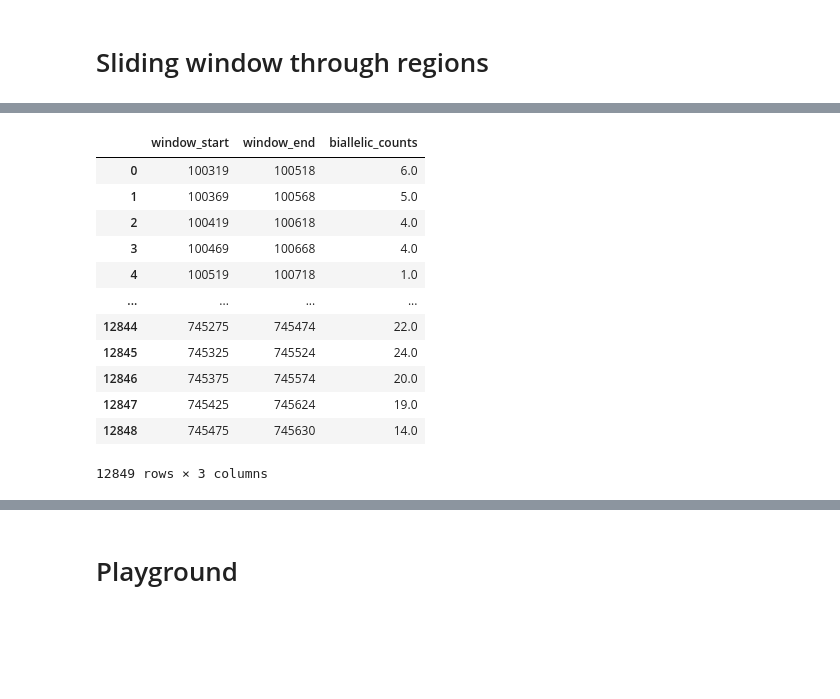
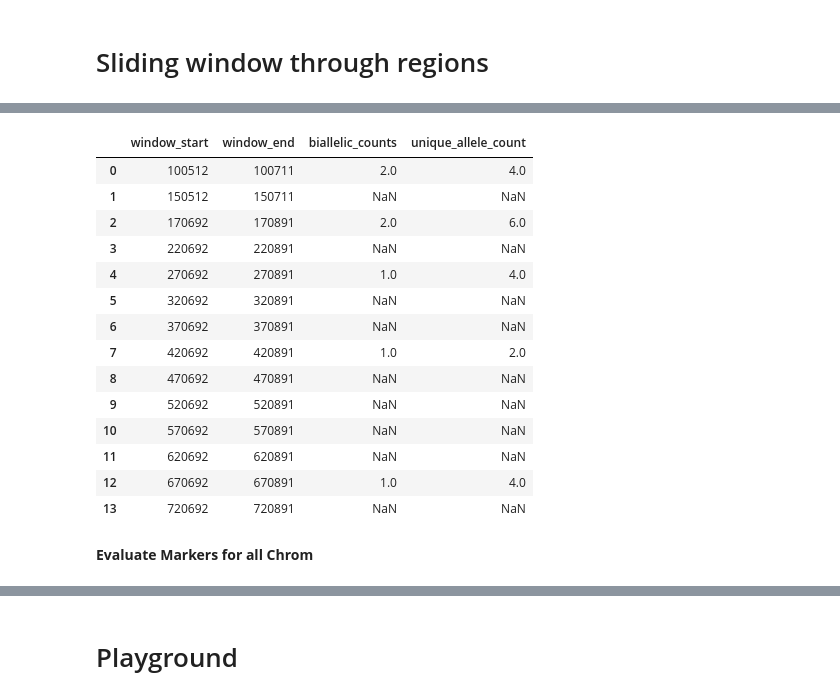
Before and after one commit to malariagen/pv-muhap, a Jupyter notebook: notebooks/marker_optimisation.ipynb, the cells around one changed output, grey strips where cells are left out. Drawn from its saved outputs; the diff is of its cells as text; code cells hidden in the pictures; blank space fills up the shorter version.

Commit message:
Improve filters

```diff
--- a/notebooks/marker_optimisation.ipynb
+++ b/notebooks/marker_optimisation.ipynb
@@ -102,0 +165,4 @@ Sasha does some filtering of samples to only include 615 high quality monoclonal
+# %%
+pop_freq_filter = (ac_pop_freq[:,0] > 0.1) & (ac_pop_freq[:,1] > 0.1) #& (freq_missing < 0.1)
+variant_dataset_filtered = variant_dataset_filtered.isel(variants=pop_freq_filter)
+variant_dataset_filtered
@@ -131,18 +215,3 @@ pv4_regions.loc[pv4_regions.name=='Core']
 | 74 | PvP01_14_v1 | 2145269 | 3019711 | Core |
 # %% [markdown]
 # Sliding window through regions
-# %%
-def filter_variants(variant_dataset, field, value):
-    filter_values = (variant_dataset[field]==value).data
-    variant_dataset_filtered = variant_dataset.isel(variants=filter_values)
-    return variant_dataset_filtered
-
-def count_windowed_biallelic_alleles(variant_dataset, window_length, step):
-    pos = variant_dataset["variants"].data
-    values = (variant_dataset['variant_numalt']==1).data.compute()
-    # USE THIS TO START FROM BOUNDARY EDGE
-#     pos = np.insert(pos,0, row.chromStart)
-#     values = np.insert(values,0, 0)
-    biallelic, windows, counts = allel.windowed_statistic(pos, values, statistic=np.count_nonzero,
-                                                              size=window_length, step=step)
-    return biallelic, windows, counts
@@ -149,5 +284,5 @@ def count_windowed_biallelic_alleles(variant_dataset, window_length, step):
 # %%
-def sliding_window_stats(variant_dataset, chrom, region_df, window_length=200, step=50):
+def evaluate_marker_options(variant_dataset, chrom, region_df, window_length=200, step=50000):
 
     # Filter variants to chromosome and set index
     variant_dataset = filter_variants(variant_dataset, 'variant_chrom', chrom)
@@ -157,20 +292,24 @@ def sliding_window_stats(variant_dataset, chrom, region_df, window_length=200, s
     core_region_df = region_df.loc[(region_df.chrom == chrom) & (region_df.name == 'Core')]
 
     biallelic_counts = []
+    unique_allele_count = []
     window_start = []
     window_end = []
 
     # For each region
     for index, row in core_region_df.iterrows():
         print(f'starting sliding window for region: {row.chromStart}-{row.chromEnd}')
+
         # Restrict variants to region
         variant_dataset_region = variant_dataset.sel(variants=slice(row.chromStart, row.chromEnd))
 
         # STATS
-        # Count biallelic snps
-        biallelic, windows, counts = count_windowed_biallelic_alleles(variant_dataset_region, window_length, step)
+        biallelic, n_alleles, windows = calculate_stats(variant_dataset_region, window_length, step)
+
+        # Concatenate results
         biallelic_counts = biallelic_counts + list(biallelic) #Is there a better way to do this?
         window_start = window_start + list(windows[:,0])
         window_end = window_end + list(windows[:,1])
+        unique_allele_count = unique_allele_count + list(n_alleles)
 
-    return biallelic_counts, window_start, window_end
+    return biallelic_counts, unique_allele_count, window_start, window_end
@@ -177,7 +318,7 @@ def sliding_window_stats(variant_dataset, chrom, region_df, window_length=200, s
 # %%
 %%time
-biallelic_counts, window_start, window_end = sliding_window_stats(variant_dataset_filtered, 'PvP01_02_v1',
-                                                           pv4_regions)
+biallelic_counts, unique_allele_count, window_start, window_end = evaluate_marker_options(variant_dataset_filtered,
+                                                                                       'PvP01_02_v1', pv4_regions)
 # %% [output]
 starting sliding window for region: 100155-162348
 starting sliding window for region: 164087-745643
@@ -186,18 +327,23 @@ Wall time: 1.3 s
 # %%
-df = pd.DataFrame(data={'window_start':window_start,'window_end':window_end,'biallelic_counts':biallelic_counts})
+df = pd.DataFrame(data={'window_start':window_start,'window_end':window_end,
+                        'biallelic_counts':biallelic_counts, 'unique_allele_count':unique_allele_count})
 df
 # %% [output]
-|  | window_start | window_end | biallelic_counts |
-| 0 | 100319 | 100518 | 6.0 |
-| 1 | 100369 | 100568 | 5.0 |
-| 2 | 100419 | 100618 | 4.0 |
-| 3 | 100469 | 100668 | 4.0 |
-| 4 | 100519 | 100718 | 1.0 |
-| ... | ... | ... | ... |
-| 12844 | 745275 | 745474 | 22.0 |
-| 12845 | 745325 | 745524 | 24.0 |
-| 12846 | 745375 | 745574 | 20.0 |
-| 12847 | 745425 | 745624 | 19.0 |
-| 12848 | 745475 | 745630 | 14.0 |
+|  | window_start | window_end | biallelic_counts | unique_allele_count |
+| 0 | 100512 | 100711 | 2.0 | 4.0 |
+| 1 | 150512 | 150711 | NaN | NaN |
+| 2 | 170692 | 170891 | 2.0 | 6.0 |
+| 3 | 220692 | 220891 | NaN | NaN |
+| 4 | 270692 | 270891 | 1.0 | 4.0 |
+| 5 | 320692 | 320891 | NaN | NaN |
+| 6 | 370692 | 370891 | NaN | NaN |
+| 7 | 420692 | 420891 | 1.0 | 2.0 |
+| 8 | 470692 | 470891 | NaN | NaN |
+| 9 | 520692 | 520891 | NaN | NaN |
+| 10 | 570692 | 570891 | NaN | NaN |
+| 11 | 620692 | 620891 | NaN | NaN |
+| 12 | 670692 | 670891 | 1.0 | 4.0 |
+| 13 | 720692 | 720891 | NaN | NaN |
-12849 rows × 3 columns
+# %% [markdown]
+**Evaluate Markers for all Chrom**
 # %%
```
Also changed, not shown: parts of 62 cells of this notebook, 1 other file.
